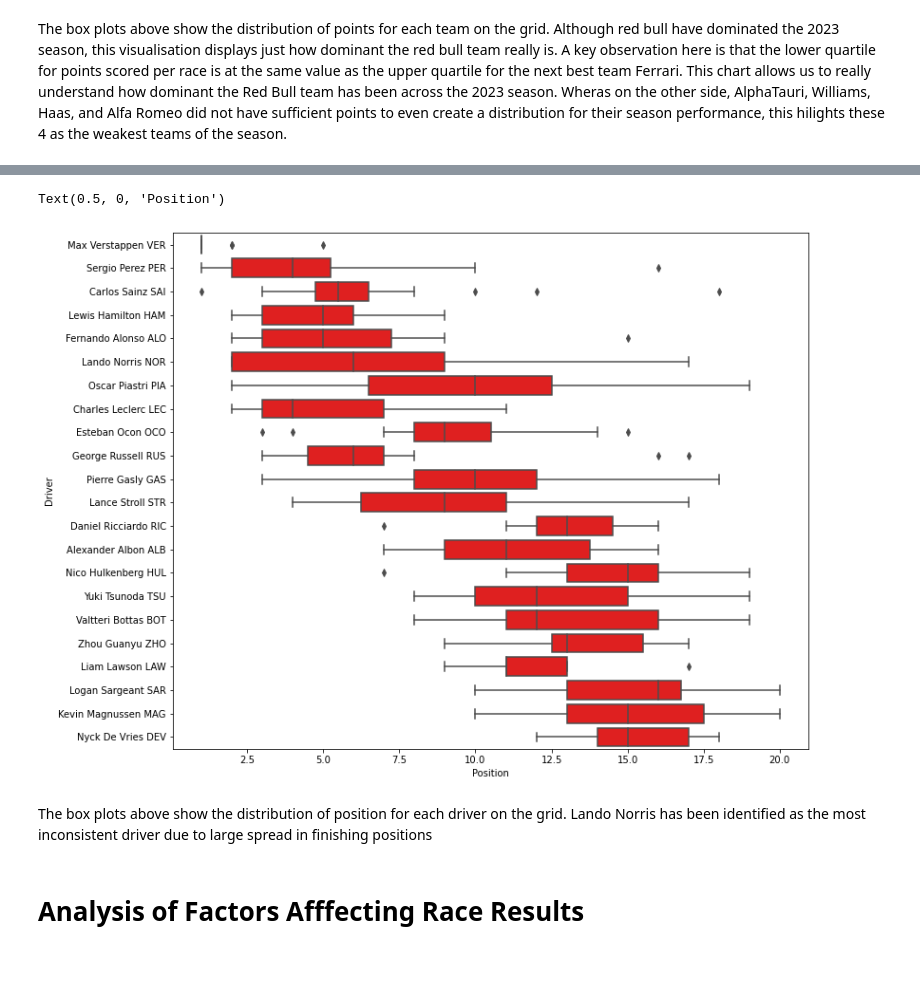
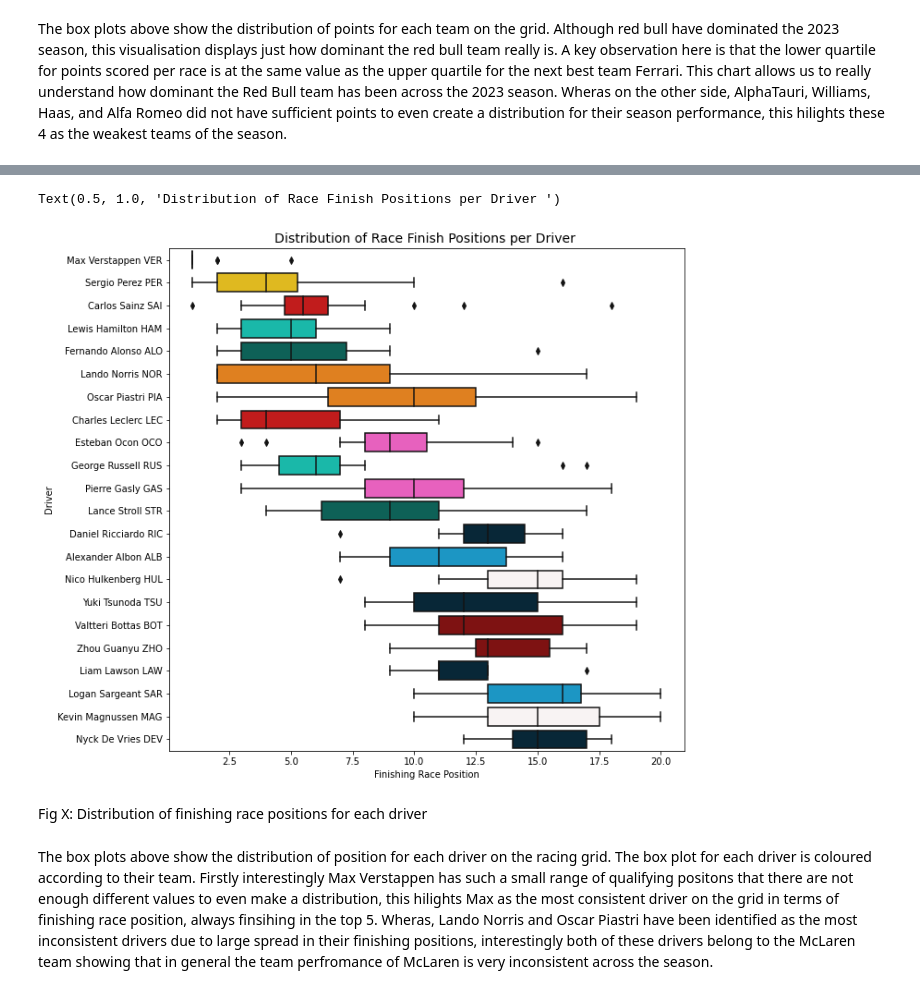
Before and after one commit to Wiktoria-Okla/BEE2041_EmpiricalProject, a Jupyter notebook: Blog_Jupyter_Script.ipynb, the cells around one changed output, grey strips where cells are left out. Saved outputs shown, nothing was run; the diff lists cells and outputs as text; code cells hidden in the pictures; blank space fills up the shorter version.

```diff
--- a/Blog_Jupyter_Script.ipynb
+++ b/Blog_Jupyter_Script.ipynb
@@ -1013,9 +524,7 @@ team_colours = {'Red Bull Racing Honda RBPT': '#FFCC00','Ferrari': '#DC0000',  '
                 'Aston Martin Aramco Mercedes' : '#006F62' , 'McLaren Mercedes' : '#FF8000','Alpine Renault' : '#FD4BC7',
                 'AlphaTauri Honda RBPT' : '#00293F', 'Williams Mercedes' : '#00A3E0',
                'Haas Ferrari' : '#F9F2F2', 'Alfa Romeo Ferrari': '#900000'}
-F1_full['Colours'] = F1_sorted['Car'].map(team_colours)
-F1_sorted['Colours'] = F1_sorted['Car'].map(team_colours)#mapping colours onto drivers
+F1_full['Colours'] = F1_full['Car'].map(team_colours)
 # %%
-F1_team_df = F1_sorted.groupby(['Car','Date']).sum()
-F1_full = F1_full.sort_values(by = 'Date') #sorting full F1 dataset by date
-F1_full['Cumulative_PTS'] = F1_full.groupby('Car')['PTS'].cumsum() #creating column to hold cumulative values per car team
+F1_date_sort = F1_full.sort_values(by = 'Date') #sorting full F1 dataset by date
+F1_full['Cumulative_PTS'] = F1_date_sort.groupby('Car')['PTS'].cumsum() #creating column to hold cumulative values per car team
@@ -1043,11 +609,15 @@ The box plots above show the distribution of points for each team on the grid. A
+# %%
+#Creating a dictionary to apply correct colour to each driver
+driver_colours_func = dict(zip(F1_sorted['Driver'], F1_sorted['Colours']))
 # %%
-plt.figure(figsize = (12,10))
-sns.boxplot(data = F1_sorted, x = 'Pos', y = 'Driver', color = 'red')
-plt.xlabel('Position')
+plt.figure(figsize = (10,10))
+sns.boxplot(data = F1_sorted, x = 'Pos', y = 'Driver', palette = driver_colours_func)
+plt.xlabel('Finishing Race Position')
+plt.title('Distribution of Race Finish Positions per Driver ', fontsize = 14)
 # %% [output]
-Text(0.5, 0, 'Position')
+Text(0.5, 1.0, 'Distribution of Race Finish Positions per Driver ')
-[figure, old version]
+[figure, new version]
+# %% [markdown]
+Fig X: Distribution of finishing race positions for each driver
 # %% [markdown]
-The box plots above show the distribution of position for each driver on the grid. Lando Norris has been identified as the most inconsistent driver due to large spread in finishing positions
+The box plots above show the distribution of position for each driver on the racing grid. The box plot for each driver is coloured according to their team. Firstly interestingly Max Verstappen has such a small range of qualifying positons that there are not enough different values to even make a distribution, this hilights Max as the most consistent driver on the grid in terms of finishing race position, always finsihing in the top 5. Wheras, Lando Norris and Oscar Piastri have been identified as the most inconsistent drivers due to large spread in their finishing positions, interestingly both of these drivers belong to the McLaren team showing that in general the team perfromance of McLaren is very inconsistent across the season.
-# %% [markdown]
-# Analysis of Factors Afffecting Race Results
```
Also changed, not shown: parts of 84 cells of this notebook.
